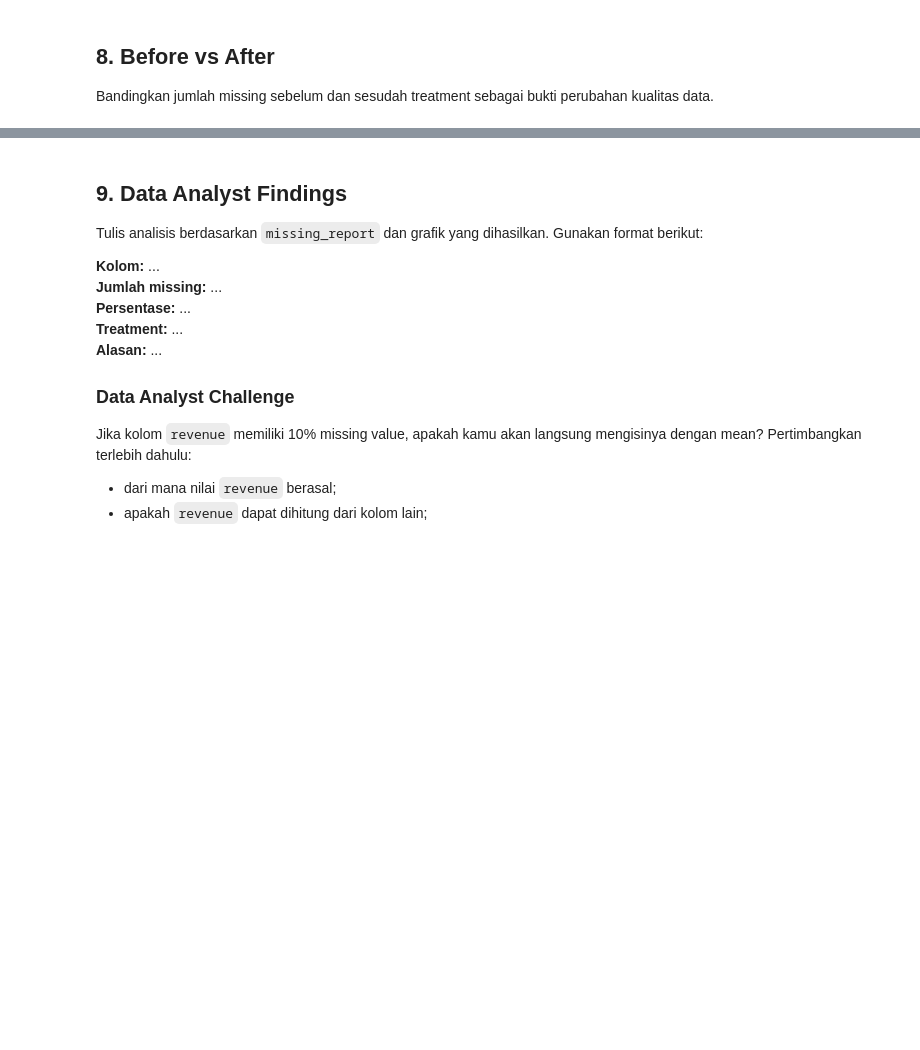
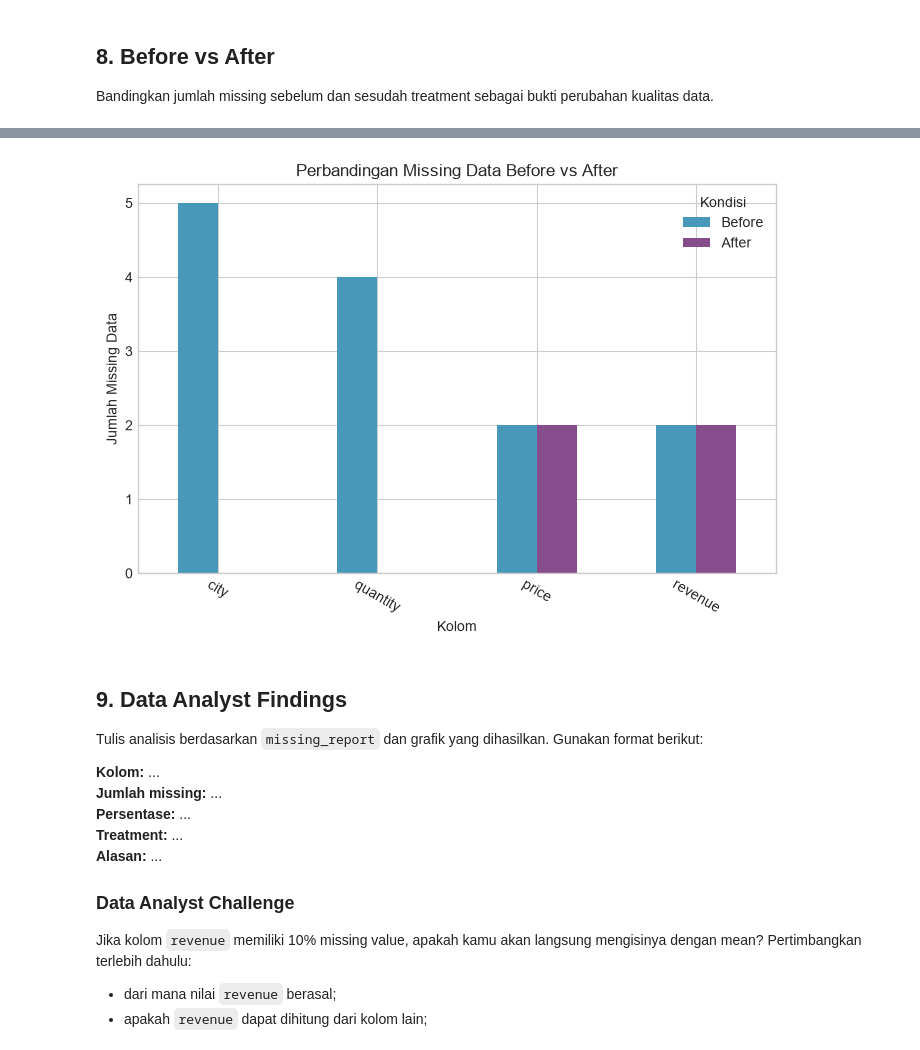
Before and after one commit to h4nna-h/sales-data-analysis, a Jupyter notebook: M02_Missing_Data.ipynb, the cells around one changed output, grey strips where cells are left out. Cells and saved outputs as stored; diff of their text form; code cells hidden in the pictures; blank space fills up the shorter version.

```diff
--- a/M02_Missing_Data.ipynb
+++ b/M02_Missing_Data.ipynb
@@ -214,3 +228,5 @@ memory usage: 12.3 KB
 ## 7. Guided Exercise - Memperbaiki Dataset
 
 Untuk latihan ini, kita mempertahankan semua transaksi. Kolom kategorikal `city` diisi dengan `Unknown`, sedangkan kolom numerik `quantity` diisi dengan median. Treatment dilakukan pada salinan dataset agar data mentah tetap tersedia.
+# %%
+df_copy = df.copy()
@@ -216,0 +251,2 @@ Untuk latihan ini, kita mempertahankan semua transaksi. Kolom kategorikal `city`
+# %%
+df_copy['city'] = df_copy['city'].fillna('Unknown') # menimpa nilai kosong pada kolom 'city' dengan 'Unknown'
@@ -216,0 +290,2 @@ Untuk latihan ini, kita mempertahankan semua transaksi. Kolom kategorikal `city`
+# %%
+df_copy['quantity'] =df_copy['quantity'].fillna(df_copy['quantity'].median())
@@ -241,9 +355,9 @@ Keputusan di atas adalah contoh untuk latihan, bukan aturan universal. Jika kolo
 Bandingkan jumlah missing sebelum dan sesudah treatment sebagai bukti perubahan kualitas data.
 # %%
 comparison = pd.DataFrame({
-    'Before': before,
-    'After': after
+    'Before': df.isna().sum(), # menghitung jumlah nilai kosong sebelum treatment
+    'After': df_copy.isna().sum() # menghitung jumlah nilai kosong setelah treatment
 })
 
-comparison_to_plot = comparison[comparison['Before'] > 0]
+comparison_to_plot = comparison[comparison['Before'] > 0] # menampilkan kolom yang memiliki nilai kosong sebelum treatment
 comparison_to_plot
@@ -250,15 +370,17 @@ comparison_to_plot
 # %%
 if comparison_to_plot.empty:
     print('Tidak ada missing value untuk dibandingkan.')
 else:
-    comparison_to_plot.plot(kind='bar', figsize=(9, 5), color=['#b94e48', '#4c8c6b'])
+    comparison_to_plot.plot(kind='bar', figsize=(7, 5), color=["#4899b9", "#864c8c"])
     plt.title('Perbandingan Missing Data Before vs After')
     plt.xlabel('Kolom')
     plt.ylabel('Jumlah Missing Data')
-    plt.xticks(rotation=30)
+    plt.xticks(rotation=-30)
     plt.legend(title='Kondisi')
     plt.tight_layout()
     plt.show()
+# %% [output]
+[figure, added]
 # %% [markdown]
 ## 9. Data Analyst Findings
 
```
Also changed, not shown: parts of 10 cells of this notebook.
